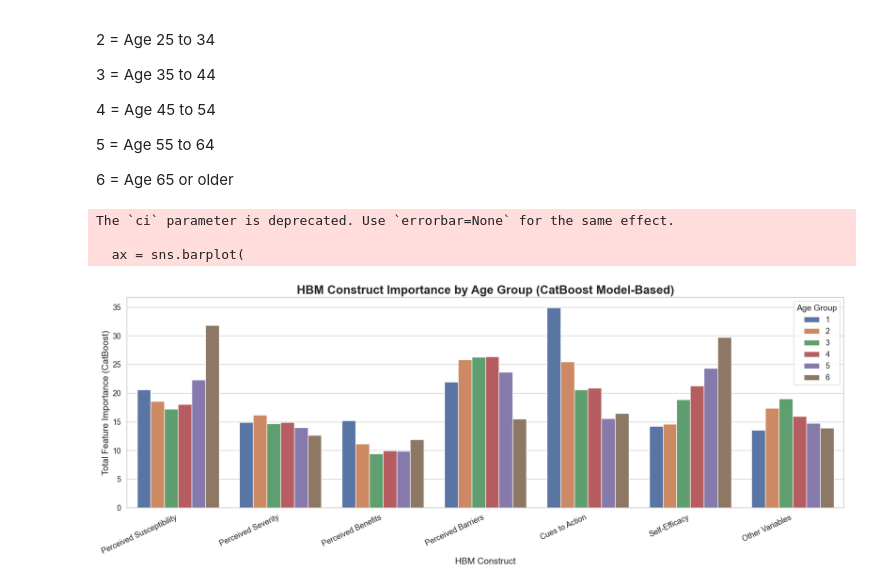
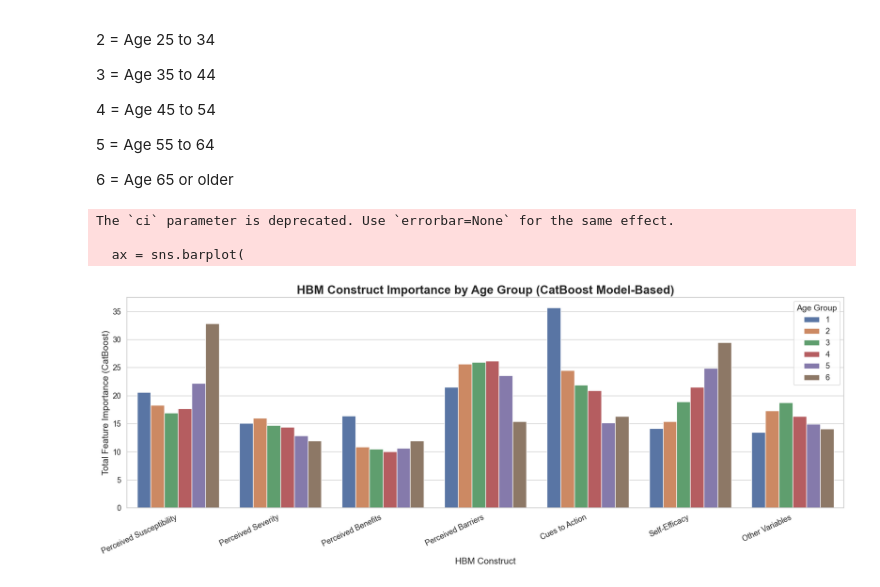
Before and after one commit to rinkylia2997/HealthRecommendationsUsingBehaviouralRiskFactorSurveillanceSystem, a Jupyter notebook: notebooks/004-modeling.ipynb, the cells around one changed output. Saved outputs shown, nothing was run; the diff lists cells and outputs as text; code cells hidden in the pictures.

```diff
--- a/notebooks/004-modeling.ipynb
+++ b/notebooks/004-modeling.ipynb
@@ -1191,6 +1192,15 @@ bubble_age_list = []
 # Features to use (excluding target and _AGE_G)
 feature_cols = [col for col in df.columns if col not in ['_RFSMOK3', '_AGE_G']]  # replace 'target' as needed
 
+# From feature_cols, keep only categorical (object or category dtype)
+catboost_categorical_columns = [
+    col for col in feature_cols
+    if df[col].dtype == "object" or df[col].dtype.name == "category"
+]
+
+for col in catboost_categorical_cols:
+    df[col] = df[col].astype(str).fillna('7')
+
 for idx, age_code in enumerate(age_codes):
     # Subset data for this age group
     df_age = df[df_for_report['_AGE_G'] == age_code]
@@ -1203,7 +1213,7 @@ for idx, age_code in enumerate(age_codes):
 
     # Train CatBoost model
     model = CatBoostClassifier(verbose=0, random_state=42,auto_class_weights='Balanced',
-    cat_features=catboost_categorical_cols)
+    cat_features=catboost_categorical_columns)
     model.fit(X, y)
 
     # Get importances, aligned with feature names
@@ -1225,31 +1235,31 @@ for idx, age_code in enumerate(age_codes):
             'total_importance': total_importance,
             'avg_importance': avg_importance,
             'n_features': n_features,
             'color': palette[idx]
         })
 
 bubble_age_df = pd.DataFrame(bubble_age_list)
 
 # Plot: grouped barplot for easy comparison
 plt.figure(figsize=(18, 7))
 sns.set(style="whitegrid", font_scale=1.3)
 ax = sns.barplot(
     data=bubble_age_df,
     x='construct',
     y='total_importance',
     hue='_AGE_G',
     ci=None
 )
 plt.title('HBM Construct Importance by Age Group (CatBoost Model-Based)', fontsize=20, weight='bold')
 plt.xlabel('HBM Construct', fontsize=15)
 plt.ylabel('Total Feature Importance (CatBoost)', fontsize=15)
 plt.xticks(rotation=25, ha='right', fontsize=13)
 plt.yticks(fontsize=13)
 plt.legend(title='Age Group', fontsize=13, title_fontsize=14)
 plt.tight_layout()
 plt.show()
 # %% [output]
 The `ci` parameter is deprecated. Use `errorbar=None` for the same effect.
 
   ax = sns.barplot(
-[figure, old version]
+[figure, new version]
```
Also changed, not shown: parts of 16 cells of this notebook, 22 other files.
